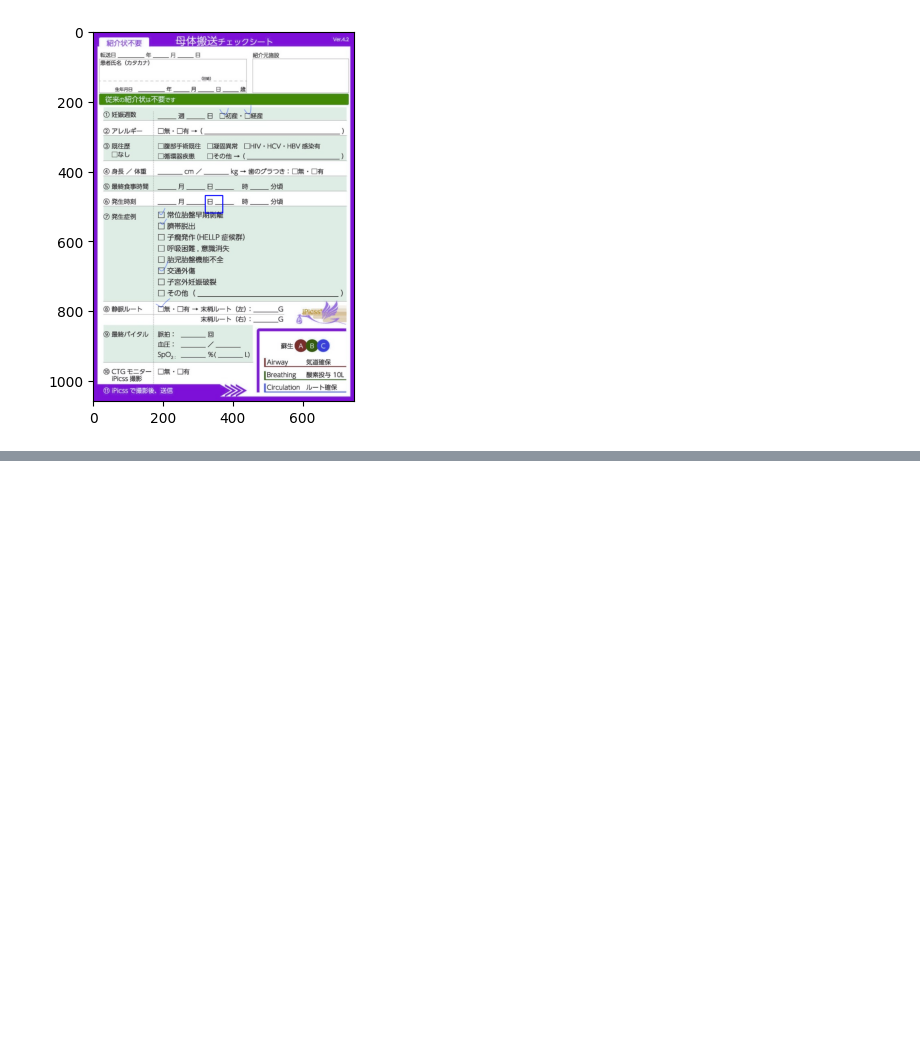
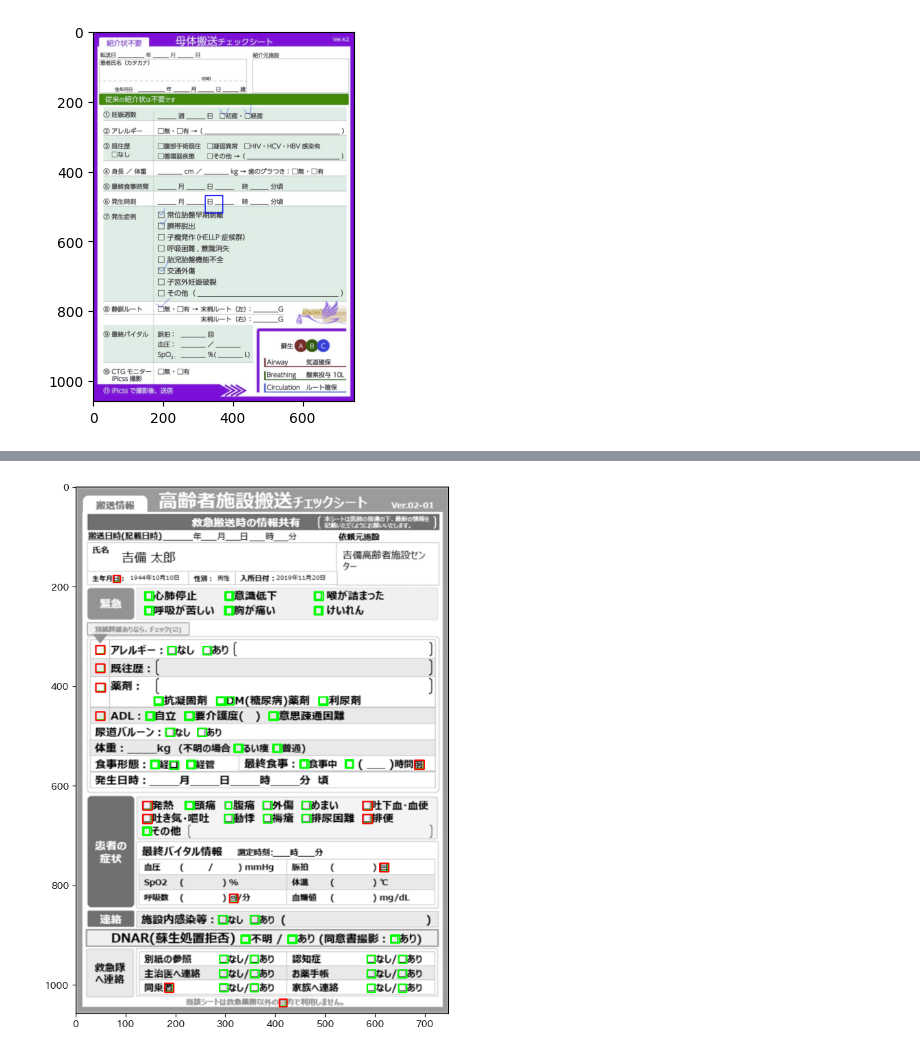
Before and after one commit to tsyu12345/OCR-Sample, a Jupyter notebook: OCR-Sample/sample2.ipynb, the cells around one changed output, grey strips where cells are left out. Saved outputs shown, nothing was run; the diff lists cells and outputs as text; code cells hidden in the pictures; blank space fills up the shorter version.

```diff
--- a/OCR-Sample/sample2.ipynb
+++ b/OCR-Sample/sample2.ipynb
@@ -174,0 +161,35 @@ detect_checkboxes('../sheet1.jpg')
+# %%
+file_path: str = "../sheet4.png"
+
+cfg = config.PipelinesConfig()
+# チェックボックスの大きさに合わせて幅と高さの範囲を設定
+# ここでは、チェックボックスが正方形であると仮定して、幅と高さの範囲を同じに設定します
+cfg.width_range = (12, 50)  # チェックボックスの幅が20から50ピクセルの範囲にあると仮定
+cfg.height_range = (13, 17)  # チェックボックスの高さが20から50ピクセルの範囲にあると仮定
+
+# スケーリング因子を設定
+cfg.scaling_factors = [1.0, 1.3, 10]  # 複数のスケーリング因子を使用して精度を向上
+
+# ボックスの幅と高さの比率の範囲を設定
+# 正方形のチェックボックスを検出するため、幅と高さの比率は1に近い値になるはずです
+cfg.wh_ratio_range = (0.9, 1.1)  # 幅と高さの比率が0.9から1.1の範囲にあるボックスを検出
+
+# ボックスのグループサイズの範囲を設定
+# チェックボックスは通常単独で存在するため、グループサイズの範囲を(1, 1)に設定
+cfg.group_size_range = (1, 1)
+
+# ダイレーション変換の反復回数を設定
+cfg.dilation_iterations = 0  # 画像を強調表示するためにダイレーション変換を1回実行
+
+# Load the image
+img = cv2.imread(file_path, cv2.IMREAD_GRAYSCALE)
+img = cv2.resize(img, (748, 1058))
+rects, grouping_rects, image, output_image = get_boxes(img, cfg=cfg, plot=False)
+#緑が検出されたチェックボックスの単位
+#赤がグループ化されたチェックボックスの単位
+#get_checkboxes()
+plt.figure(figsize=(10,10))
+plt.imshow(output_image)
+plt.show()
+# %% [output]
+[figure, added]
```
Also changed, not shown: parts of 3 cells of this notebook, 12 other files.
